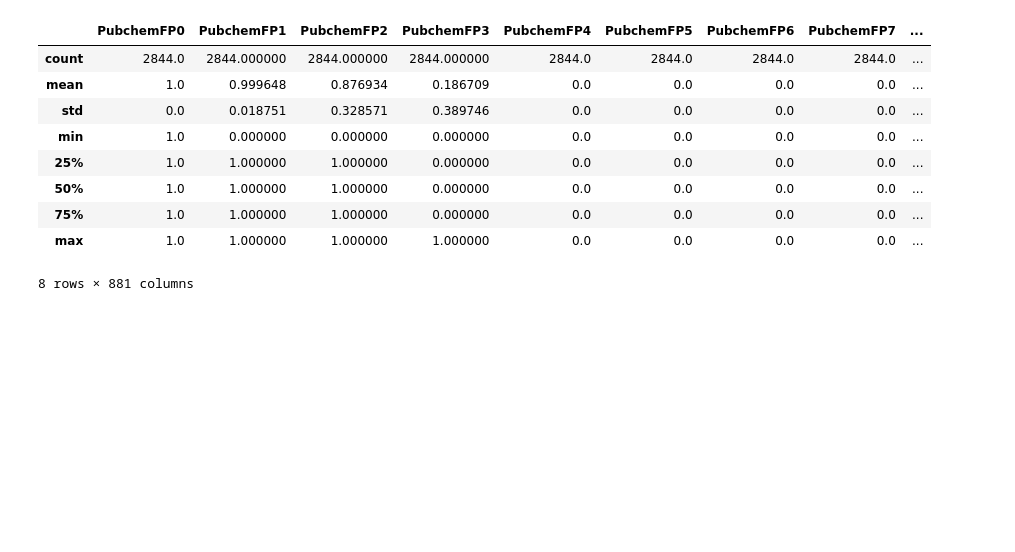
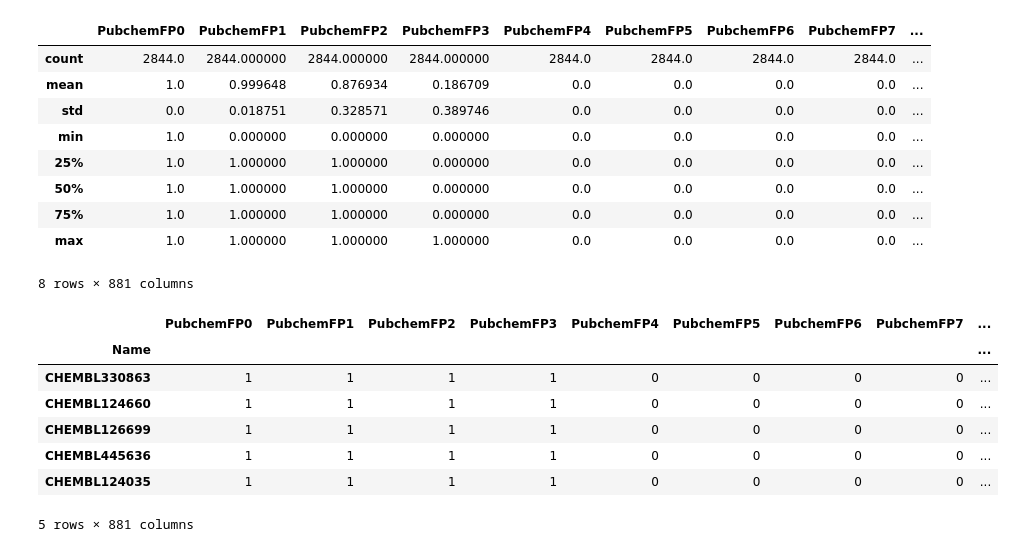
Before and after one commit to brooke57/TKR_FLT3_Drug_Discovery, a Jupyter notebook: Drug_Discovery_TKR_FLT3_DescriptorsPrep.ipynb, the cells around one changed output. Drawn from its saved outputs; the diff is of its cells as text; code cells hidden in the pictures; blank space fills up the shorter version.

```diff
--- a/Drug_Discovery_TKR_FLT3_DescriptorsPrep.ipynb
+++ b/Drug_Discovery_TKR_FLT3_DescriptorsPrep.ipynb
@@ -170,3 +159,15 @@ df_des_mod.describe()
 | 75% | 1.0 | 1.000000 | 1.000000 | 0.000000 | 0.0 | 0.0 | 0.0 | 0.0 | ... |
 | max | 1.0 | 1.000000 | 1.000000 | 1.000000 | 0.0 | 0.0 | 0.0 | 0.0 | ... |
 8 rows × 881 columns
+# %%
+X = df_des.set_index('Name')
+X.head()
+# %% [output]
+|  | PubchemFP0 | PubchemFP1 | PubchemFP2 | PubchemFP3 | PubchemFP4 | PubchemFP5 | PubchemFP6 | PubchemFP7 | ... |
+| Name |  |  |  |  |  |  |  |  | ... |
+| CHEMBL330863 | 1 | 1 | 1 | 1 | 0 | 0 | 0 | 0 | ... |
+| CHEMBL124660 | 1 | 1 | 1 | 1 | 0 | 0 | 0 | 0 | ... |
+| CHEMBL126699 | 1 | 1 | 1 | 1 | 0 | 0 | 0 | 0 | ... |
+| CHEMBL445636 | 1 | 1 | 1 | 1 | 0 | 0 | 0 | 0 | ... |
+| CHEMBL124035 | 1 | 1 | 1 | 1 | 0 | 0 | 0 | 0 | ... |
+5 rows × 881 columns
```
Also changed, not shown: parts of 5 cells of this notebook.
